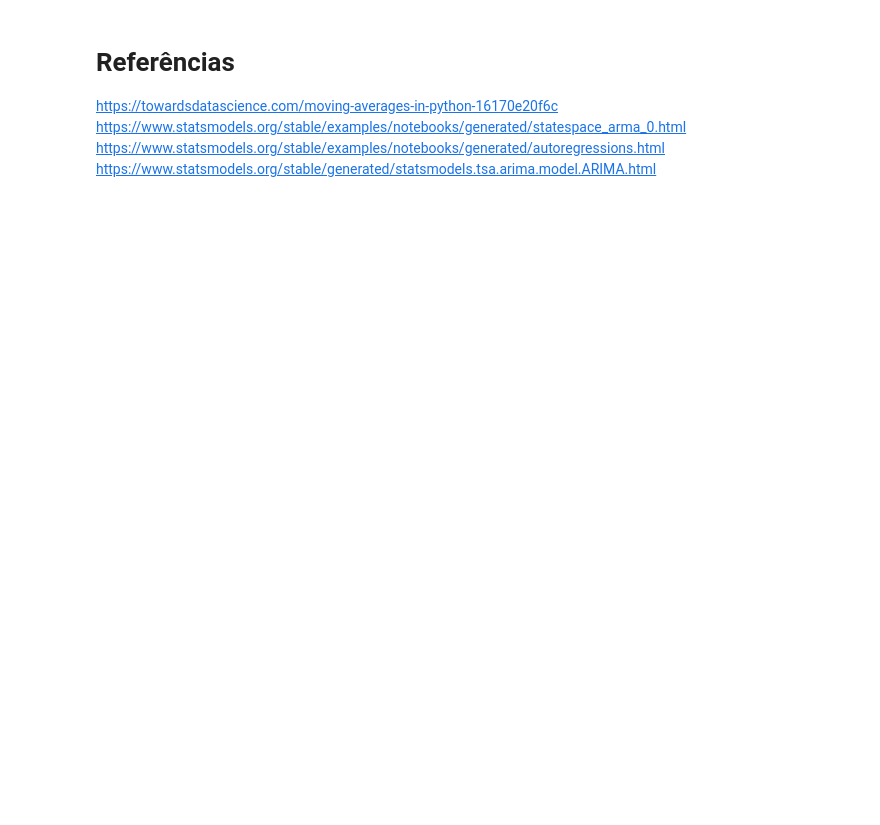
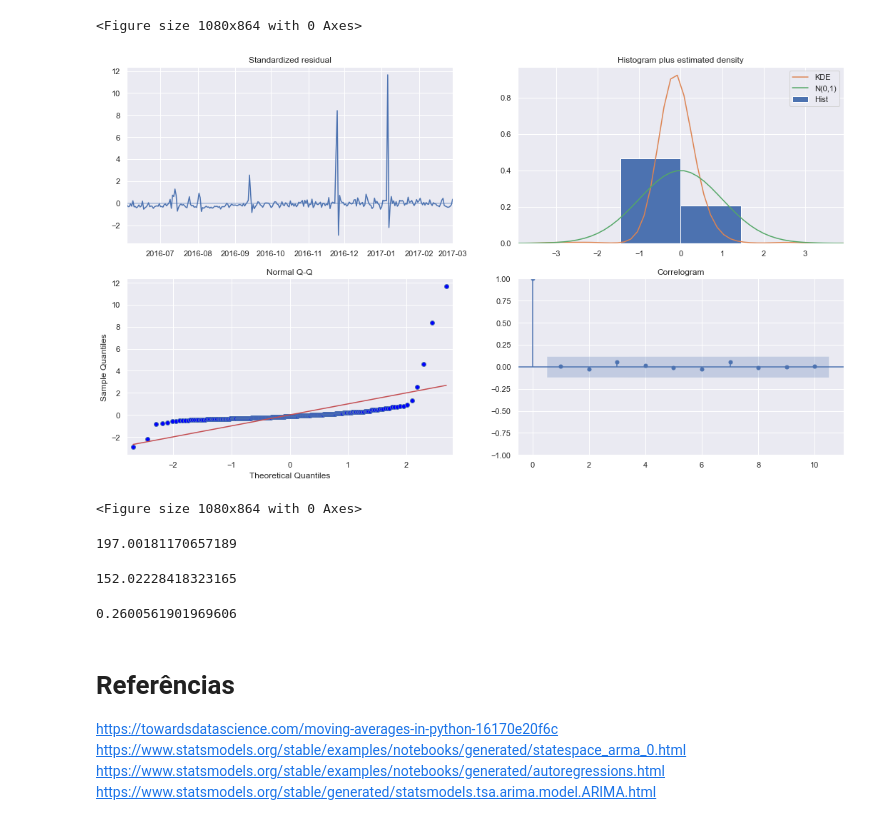
Before and after one commit to victoriaegandolfi/timeSeries, a Jupyter notebook: luizalabs_time_series.ipynb, the cells around one changed output. Cells and saved outputs as stored; diff of their text form; code cells hidden in the pictures; blank space fills up the shorter version.

```diff
--- a/luizalabs_time_series.ipynb
+++ b/luizalabs_time_series.ipynb
@@ -313,0 +151,5 @@ Freq: MS, dtype: float64
+# %%
+# Tem o menor AIC, então vou testar esse no diagnóstico
+mod2 = AutoReg(train, 2)
+res2 = mod2.fit()
+print(res2.summary())
@@ -313,0 +239,7 @@ Freq: MS, dtype: float64
+# %%
+res2.plot_diagnostics()
+plt.figure(figsize=(15, 12))
+# %% [output]
+<Figure size 1080x864 with 0 Axes>
+[figure, added]
+<Figure size 1080x864 with 0 Axes>
@@ -314,3 +248,18 @@ Freq: MS, dtype: float64
+# %%
+rmse = sqrt(mean_squared_error(test, forecast))
+rmse
+# %% [output]
+197.00181170657189
+# %%
+mae = mean_absolute_error(test, forecast)
+mae
+# %% [output]
+152.02228418323165
+# %%
+mape = mean_absolute_percentage_error(test, forecast)
+mape
+# %% [output]
+0.2600561901969606
 # %% [markdown]
 # Referências
 
```
Also changed, not shown: parts of 46 cells of this notebook.
